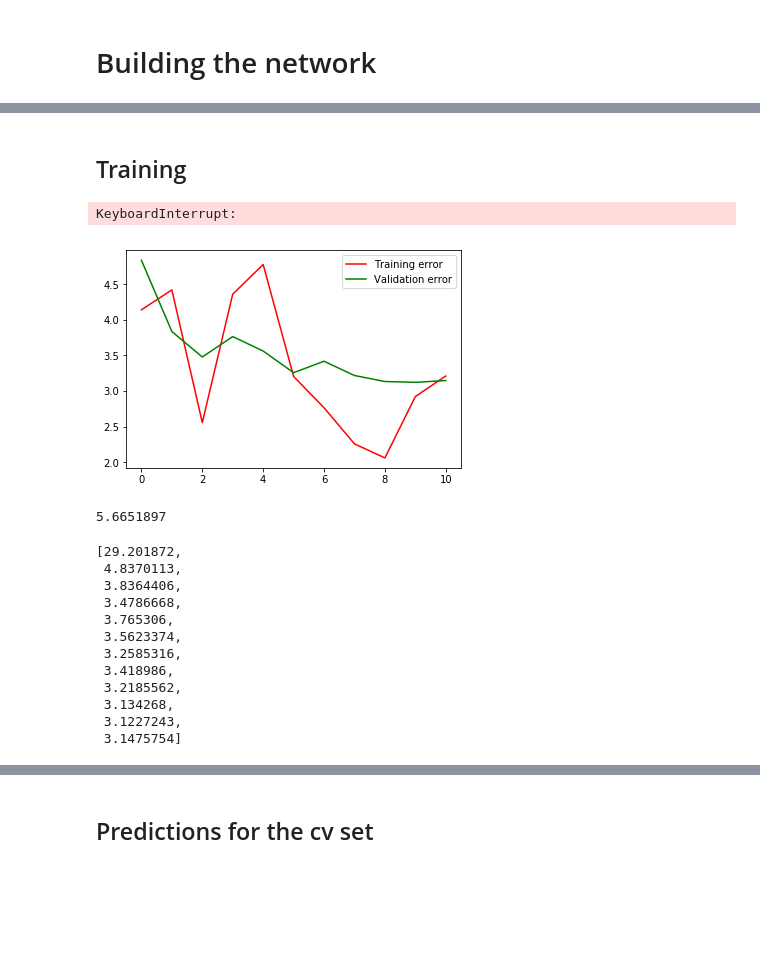
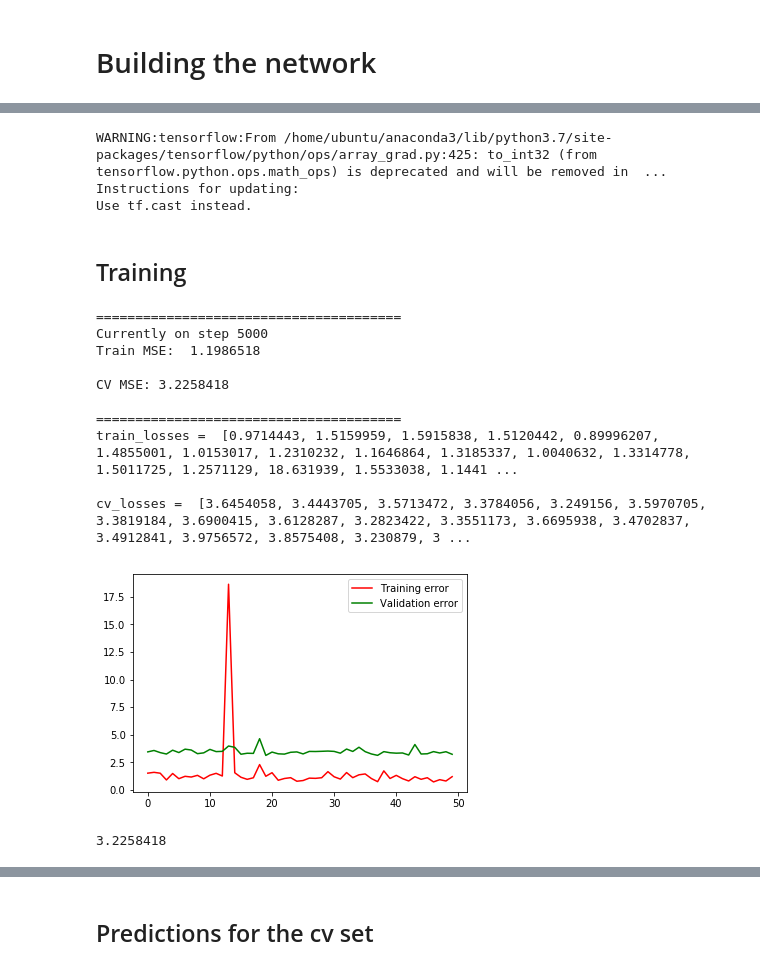
Before and after one commit to sgmig/ml_projects, a Jupyter notebook: kaggle/facial-keypoints-detection/facial_keypoints_CNN.ipynb, the cells around one changed output, grey strips where cells are left out. Cells and saved outputs as stored; diff of their text form; code cells hidden in the pictures; blank space fills up the shorter version.

Commit message:
New training session. 20k steps, BS 32, LR 0.0005, DR 0, cv_set 100. Recovered old performance with rmse just below 2

```diff
--- a/kaggle/facial-keypoints-detection/facial_keypoints_CNN.ipynb
+++ b/kaggle/facial-keypoints-detection/facial_keypoints_CNN.ipynb
@@ -75,7 +75,7 @@ keypoints = pd.concat([keypoints,reflected_keypoints], ignore_index=True)
 ## Perform a train_test_split in order to have a cross validation set.
 # %%
 x_train, x_cv, keypoints_train, keypoints_cv = train_test_split(images, keypoints,
-                                                                test_size=500, random_state = 42)
+                                                                test_size=100, random_state = 42)
 # %%
 # BASELINE
 # As a guide, we compute the error on the cv set obtained by using the mean position of
@@ -113,8 +113,8 @@ I will start by using the same architechture I used in the course.For the moment
 # the construction of the network more straightforward.
 
 def init_weights(shape):
-    #init_random_dist = tf.initializers.random_normal(stddev=0.1)
-    init_random_dist = tf.initializers.he_normal()
+    init_random_dist = tf.initializers.random_normal(stddev=0.1)
+    #init_random_dist = tf.initializers.he_normal()
     return tf.get_variable('weights', shape=shape ,initializer= init_random_dist)
 
 def init_bias(shape):
@@ -213,12 +219,17 @@ with tf.variable_scope('Loss'):
     masked_loss = tf.reduce_mean(tf.square(
         tf.boolean_mask(keypoints_pred - keypoints_true, tf.is_finite(keypoints_true) ) ) )
 
+
 update_ops = tf.get_collection(tf.GraphKeys.UPDATE_OPS)
 with tf.control_dependencies(update_ops):
 
-        optimizer = tf.train.AdamOptimizer(learning_rate=lr)
+    optimizer = tf.train.AdamOptimizer(learning_rate=lr)
 
-        train = optimizer.minimize(masked_loss)
+    train = optimizer.minimize(masked_loss)
+# %% [output]
+WARNING:tensorflow:From /home/ubuntu/anaconda3/lib/python3.7/site-packages/tensorflow/python/ops/array_grad.py:425: to_int32 (from tensorflow.python.ops.math_ops) is deprecated and will be removed in  ...
+Instructions for updating:
+Use tf.cast instead.
 # %%
 # INITIALIZER
 
@@ -226,7 +237,7 @@ init = tf.global_variables_initializer()
 
 saver = tf.train.Saver()
 # %%
-counter = 2
+counter = 6
 # %% [markdown]
 ## Training
 # %%
@@ -237,8 +248,10 @@ ax = fig.add_subplot(1, 1, 1)
 
 with tf.Session() as sess:
 
-    sess.run(init)
-    #saver.restore(sess, "./saved_models/keypoints_cnn_" + str(counter) )
+
+    writer = tf.summary.FileWriter('./tensorboard_logs', sess.graph)
+    #sess.run(init)
+    saver.restore(sess, "./saved_models/keypoints_cnn_" + str(counter) )
     #saver.restore(sess, "./saved_models/keypoints_3_lay_cnn_3")
     train_losses = []
     cv_losses = []
@@ -246,7 +259,7 @@ with tf.Session() as sess:
 
     for iteration in range(num_steps+1):
 
-        x_batch, keypoints_batch = next_batch(x_train, keypoints_train, 32)
+        x_batch, keypoints_batch = next_batch(x_train, keypoints_train,32)
 
 
         # Uncomment for BN
@@ -259,67 +272,68 @@ with tf.Session() as sess:
             cv_loss = sess.run(masked_loss,
                                feed_dict={x:x_cv, keypoints_true:keypoints_cv, drop_rate:0})
 
-            train_losses.append(np.sqrt(train_loss))
-            cv_losses.append(np.sqrt(cv_loss))
+            #I plot MSE because it is a bit easier to visualize. Small changes are larger.
+            train_losses.append(train_loss)
+            cv_losses.append(cv_loss)
+
+            #train_losses.append(np.sqrt(train_loss))
+            #cv_losses.append(np.sqrt(cv_loss))
 
             # Showing output for tracking progress.
             print('=======================================')
             print('Currently on step {}'.format(iteration))
-            print('Train MSE: ', train_losses[-1], '\n')
-            print('CV MSE:', cv_losses[-1], '\n')
+            print('Train MSE: ', train_loss)
+            print('Train RMSE: ', np.sqrt(train_loss), '\n')
+            print('CV MSE:', cv_loss)
+            print('CV RMSE:', np.sqrt(cv_loss), '\n')
 
             ax.cla()
             ax.plot(train_losses[1:], 'r', label = 'Training error')
             ax.plot(cv_losses[1:], 'g', label = 'Validation error')
             ax.legend()
             display(fig)
 
             print('=======================================')
-            print('train_losses = ', train_losses, '\n')
-            print('cv_losses = ', cv_losses)
+            #print('train_losses = ', train_losses, '\n')
+            #print('cv_losses = ', cv_losses)
 
             clear_output(wait = True)
 
     # printing final results
 
     print('=======================================')
     print('Currently on step {}'.format(iteration))
     print('Train MSE: ', train_losses[-1], '\n')
     print('CV MSE:',  cv_losses[-1], '\n')
 
     ax.cla()
     ax.plot(train_losses[1:], 'r', label = 'Training error')
     ax.plot(cv_losses[1:], 'g', label = 'Validation error')
     ax.legend()
 
 
     print('=======================================')
     print('train_losses = ', train_losses, '\n')
     print('cv_losses = ', cv_losses)
 
     saver.save(sess, "./saved_models/keypoints_cnn_" + str(counter) )
+    writer.close()
     #saver.save(sess, "./saved_models/keypoints_cnn_1"  )
     #counter +=1
     #print(counter)
 # %% [output]
-KeyboardInterrupt:
+=======================================
+Currently on step 5000
+Train MSE:  1.1986518
+
+CV MSE: 3.2258418
+
+=======================================
+train_losses =  [0.9714443, 1.5159959, 1.5915838, 1.5120442, 0.89996207, 1.4855001, 1.0153017, 1.2310232, 1.1646864, 1.3185337, 1.0040632, 1.3314778, 1.5011725, 1.2571129, 18.631939, 1.5533038, 1.1441 ...
+
+cv_losses =  [3.6454058, 3.4443705, 3.5713472, 3.3784056, 3.249156, 3.5970705, 3.3819184, 3.6900415, 3.6128287, 3.2823422, 3.3551173, 3.6695938, 3.4702837, 3.4912841, 3.9756572, 3.8575408, 3.230879, 3 ...
-[figure, old version]
+[figure, new version]
-# %%
-np.mean(cv_losses[-15:])
-# %% [output]
-5.6651897
-# %%
-cv_losses
-# %% [output]
-[29.201872,
- 4.8370113,
- 3.8364406,
- 3.4786668,
- 3.765306,
- 3.5623374,
- 3.2585316,
- 3.418986,
- 3.2185562,
- 3.134268,
- 3.1227243,
- 3.1475754]
+# %%
+cv_loss
+# %% [output]
+3.2258418
```
Also changed, not shown: parts of 12 cells of this notebook.
